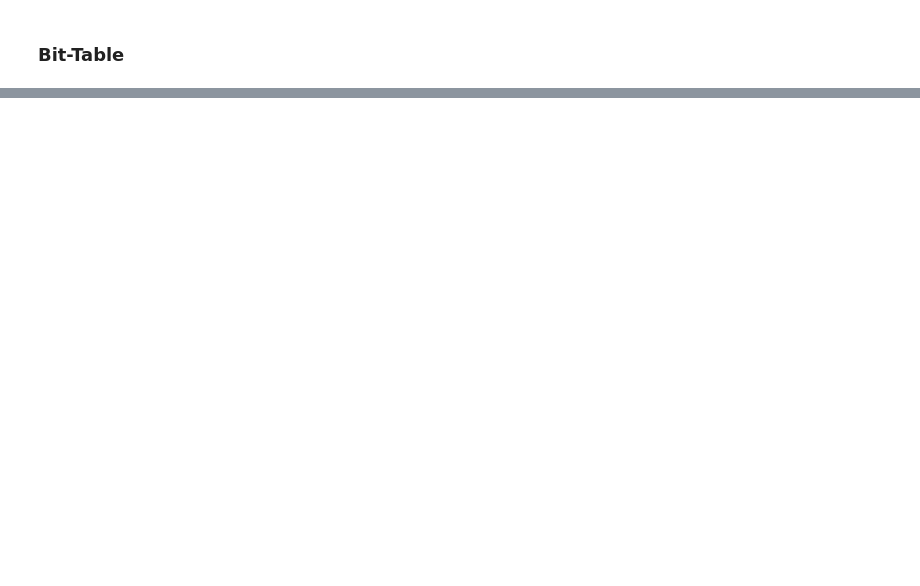
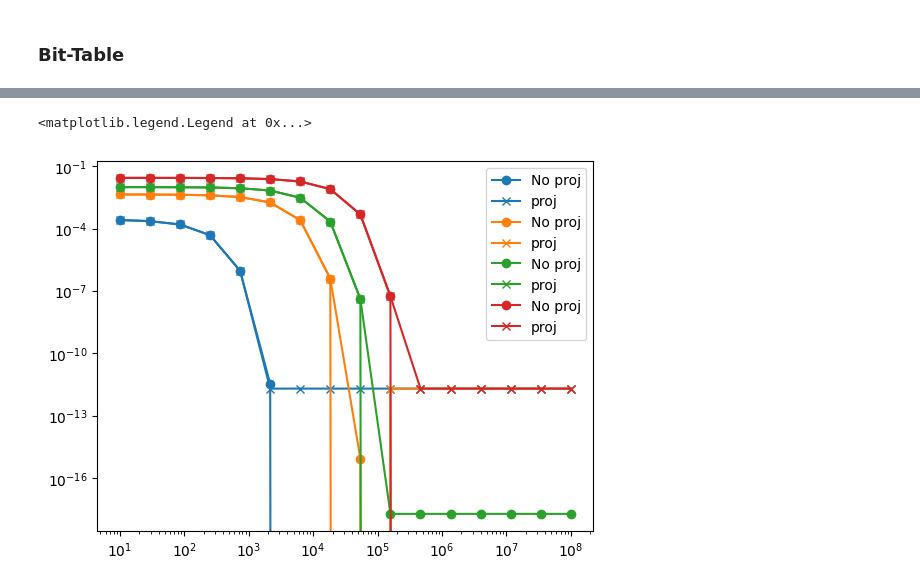
Before and after one commit to ncrubin/mec-sandia, a Jupyter notebook: notebooks/gaussian_conv_double_check.ipynb, the cells around one changed output, grey strips where cells are left out. Saved outputs shown, nothing was run; the diff lists cells and outputs as text; code cells hidden in the pictures; blank space fills up the shorter version.

```diff
--- a/notebooks/gaussian_conv_double_check.ipynb
+++ b/notebooks/gaussian_conv_double_check.ipynb
@@ -282,0 +327,35 @@ KeyboardInterrupt:
+# %%
+import numpy as np
+from ase.units import Hartree
+# With the projectiles kinetic energy
+from mec_sandia.gaussians import estimate_error_kinetic_energy
+import matplotlib.pyplot as plt
+
+ecuts = np.logspace(1, 8, 16)
+ndim = 1
+v_proj = 4.0
+kproj = np.zeros(ndim)
+mass_proj = 1836
+kproj[0] = mass_proj * v_proj
+for ic, sigma in enumerate([1, 4, 6, 10]):
+    no_proj = []
+    proj = []
+    norm = np.sqrt(2*np.pi) * sigma
+    for ec in ecuts:
+        kcut = 0.5 * (2*ec/Hartree)**0.5
+        ke_err = estimate_error_kinetic_energy(kcut, sigma)
+        ke_err_proj = estimate_error_kinetic_energy(kcut, sigma, kproj[0])
+        no_proj.append(ke_err/mass_proj)
+        proj.append(ke_err_proj/mass_proj)
+    plt.plot(ecuts, np.abs(no_proj), marker="o", color=f"C{ic}", label="No proj")
+    plt.plot(ecuts, np.abs(proj), marker="x", color=f"C{ic}", label="proj")
+plt.yscale("log")
+plt.xscale("log")
+plt.legend()
+# Note that lower precision is observed mainly because we are multiplying very
+# large numbers (kproj)**2. The discrete sum shows different behaviour largely
+# because of finite size effects (increasing L we see the same plateau in the
+# error.)
+# %% [output]
+<matplotlib.legend.Legend at 0x...>
+[figure, added]
```
Also changed, not shown: parts of 9 cells of this notebook, 4 other files.
